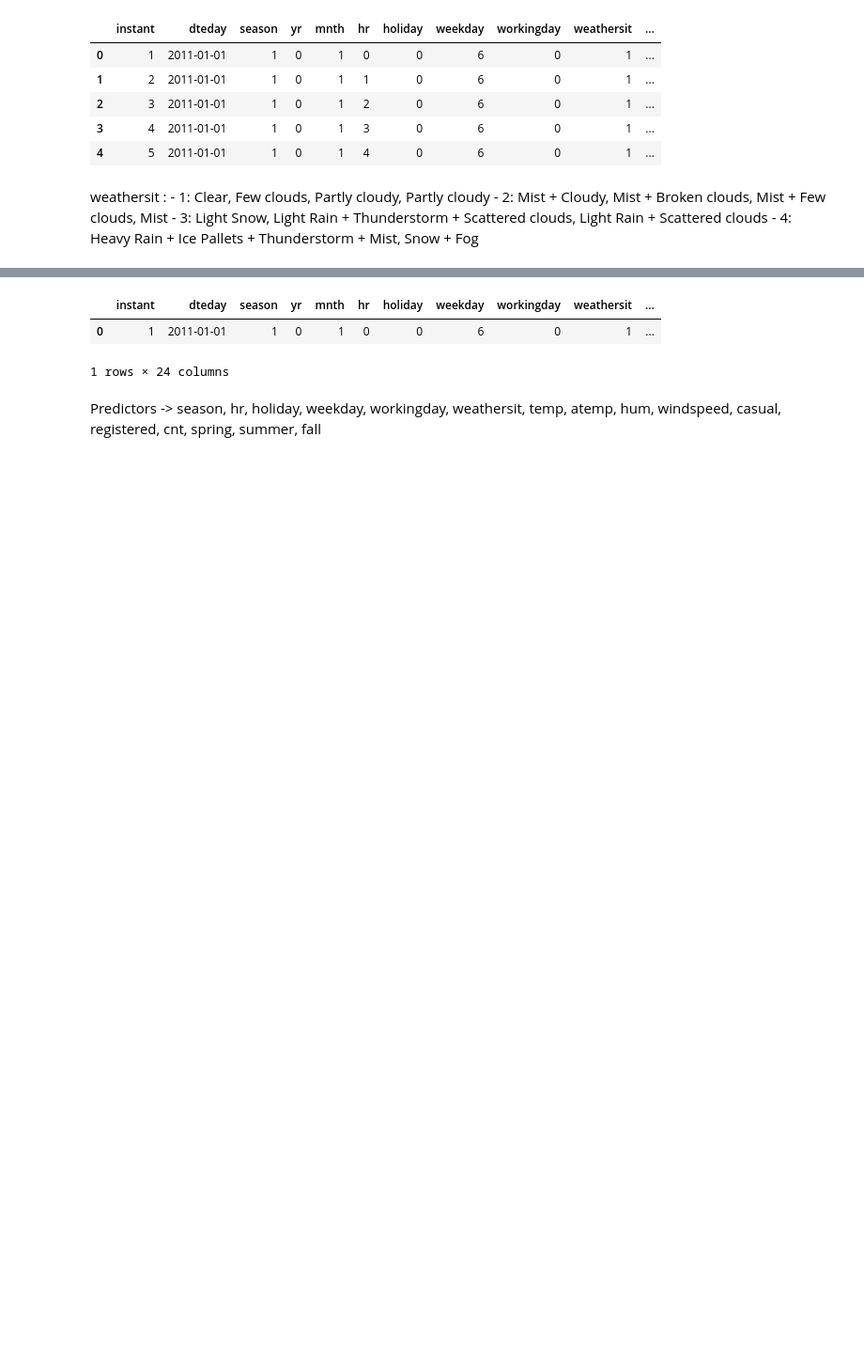
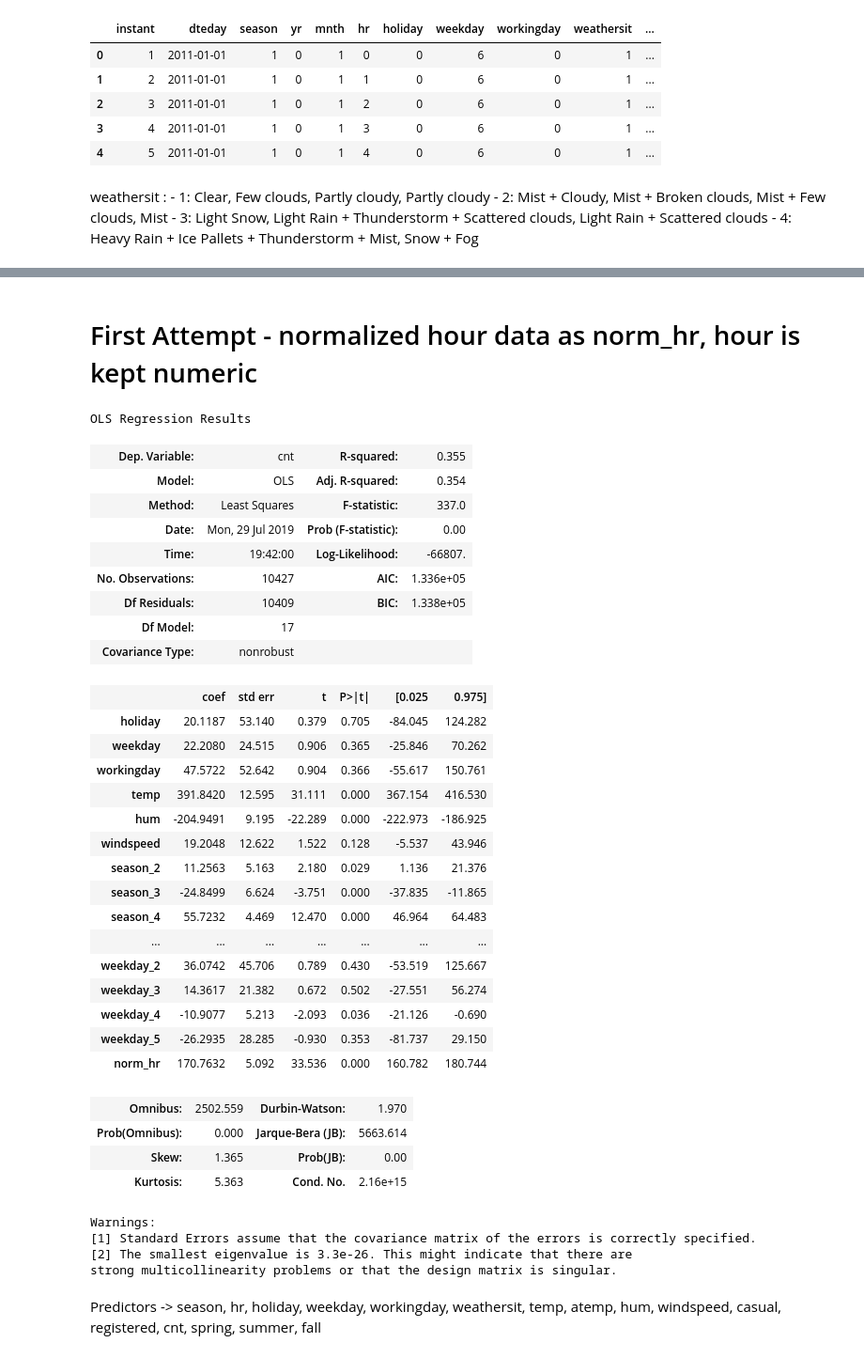
Before and after one commit to mzhou356/bike-sharing-regression, a Jupyter notebook: joe_bike_share_notebook.ipynb, the cells around one changed output, grey strips where cells are left out. Shown at 94% size. Drawn from its saved outputs; the diff is of its cells as text; code cells hidden in the pictures; blank space fills up the shorter version.

```diff
--- a/joe_bike_share_notebook.ipynb
+++ b/joe_bike_share_notebook.ipynb
@@ -1,6 +1,14 @@
 # %%
 import pandas as pd
+import numpy as np
 import matplotlib.pyplot as plt
 import seaborn as sns
+import statsmodels.api as sm
 
+from sklearn.model_selection import train_test_split
+from sklearn.metrics import r2_score
 from IPython.display import display
+
+from sklearn.model_selection import train_test_split
+
+pd.options.display.max_columns = None
@@ -61,19 +132,60 @@ ax = sns.heatmap(hour_raw.corr())
+# %% [markdown]
+# First Attempt - normalized hour data as norm_hr, hour is kept numeric
 # %%
 hour_raw = pd.read_csv('data/hour.csv')
+#hour_raw['sqr_wind'] = hour_raw.windspeed**(1/2)
+
 season_dummies = pd.get_dummies(data=hour_raw.season, prefix='season')
 weathersit_dummies=pd.get_dummies(data=hour_raw.weathersit, prefix='weathersit')
-weekday_dummies = pd.get_dummies(data=hour_raw.weekday, prefix='number')
+weekday_dummies = pd.get_dummies(data=hour_raw.weekday, prefix='weekday')
 
-hour_raw = pd.concat([hour_raw, season_dummies, weathersit_dummies], axis=1)
-hour_raw.drop(columns=['season_1', 'weathersit_4'], inplace = True)
+hour_raw = pd.concat([hour_raw, season_dummies, weathersit_dummies, weekday_dummies], axis=1)
+hour_raw.drop(columns=['season_1', 'weathersit_4', 'weekday_6'], inplace = True)
 
 hour_raw['norm_hr'] = (hour_raw.hr-min(hour_raw.hr))/(max(hour_raw.hr)-min(hour_raw.hr))
-# hour_raw
+
+lin_target = hour_raw.cnt
+features_df = hour_raw.drop(['instant', 'dteday', 'season', 'yr', 'mnth', 'hr', 'weathersit', 'atemp', 'casual', 'registered', 'cnt'], axis=1)
+predictor_int = sm.add_constant(features_df)
+
+X_train, X_test, y_train, y_test = train_test_split(features_df, lin_target, test_size = 0.4)
+
+model = sm.OLS(y_train, X_train).fit()
+model.summary()
+# %% [output]
+OLS Regression Results
+| Dep. Variable: | cnt | R-squared: | 0.355 |
+| Model: | OLS | Adj. R-squared: | 0.354 |
+| Method: | Least Squares | F-statistic: | 337.0 |
+| Date: | Mon, 29 Jul 2019 | Prob (F-statistic): | 0.00 |
+| Time: | 19:42:00 | Log-Likelihood: | -66807. |
+| No. Observations: | 10427 | AIC: | 1.336e+05 |
+| Df Residuals: | 10409 | BIC: | 1.338e+05 |
+| Df Model: | 17 |  |  |
+| Covariance Type: | nonrobust |  |  |
+|  | coef | std err | t | P>|t| | [0.025 | 0.975] |
+| holiday | 20.1187 | 53.140 | 0.379 | 0.705 | -84.045 | 124.282 |
+| weekday | 22.2080 | 24.515 | 0.906 | 0.365 | -25.846 | 70.262 |
+| workingday | 47.5722 | 52.642 | 0.904 | 0.366 | -55.617 | 150.761 |
+| temp | 391.8420 | 12.595 | 31.111 | 0.000 | 367.154 | 416.530 |
+| hum | -204.9491 | 9.195 | -22.289 | 0.000 | -222.973 | -186.925 |
+| windspeed | 19.2048 | 12.622 | 1.522 | 0.128 | -5.537 | 43.946 |
+| season_2 | 11.2563 | 5.163 | 2.180 | 0.029 | 1.136 | 21.376 |
+| season_3 | -24.8499 | 6.624 | -3.751 | 0.000 | -37.835 | -11.865 |
+| season_4 | 55.7232 | 4.469 | 12.470 | 0.000 | 46.964 | 64.483 |
+| ... | ... | ... | ... | ... | ... | ... |
+| weekday_2 | 36.0742 | 45.706 | 0.789 | 0.430 | -53.519 | 125.667 |
+| weekday_3 | 14.3617 | 21.382 | 0.672 | 0.502 | -27.551 | 56.274 |
+| weekday_4 | -10.9077 | 5.213 | -2.093 | 0.036 | -21.126 | -0.690 |
+| weekday_5 | -26.2935 | 28.285 | -0.930 | 0.353 | -81.737 | 29.150 |
+| norm_hr | 170.7632 | 5.092 | 33.536 | 0.000 | 160.782 | 180.744 |
+| Omnibus: | 2502.559 | Durbin-Watson: | 1.970 |
+| Prob(Omnibus): | 0.000 | Jarque-Bera (JB): | 5663.614 |
+| Skew: | 1.365 | Prob(JB): | 0.00 |
+| Kurtosis: | 5.363 | Cond. No. | 2.16e+15 |
+Warnings:
+[1] Standard Errors assume that the covariance matrix of the errors is correctly specified.
+[2] The smallest eigenvalue is 3.3e-26. This might indicate that there are
+strong multicollinearity problems or that the design matrix is singular.
-# %%
-hour_raw.head(1)
-# %% [output]
-|  | instant | dteday | season | yr | mnth | hr | holiday | weekday | workingday | weathersit | ... |
-| 0 | 1 | 2011-01-01 | 1 | 0 | 1 | 0 | 0 | 6 | 0 | 1 | ... |
-1 rows × 24 columns
 # %% [markdown]
 Predictors -> season, hr, holiday, weekday, workingday, weathersit, temp, atemp, hum, windspeed, casual, registered, cnt, spring, summer, fall
```
Also changed, not shown: parts of 20 cells of this notebook.
